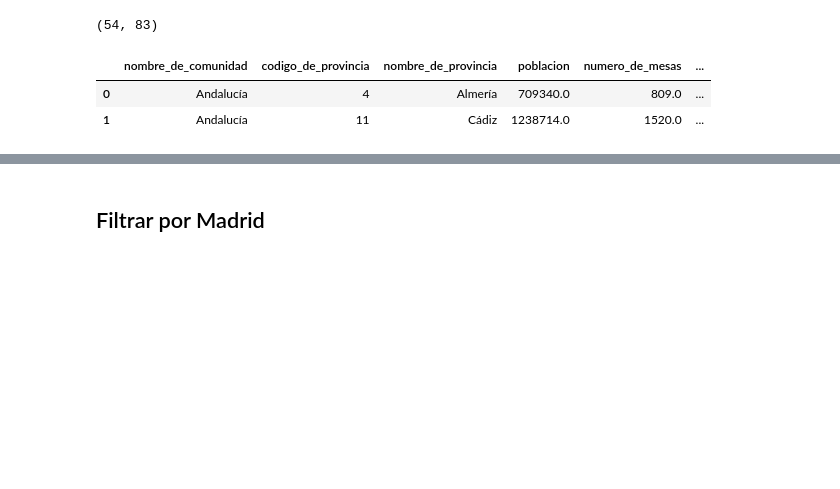
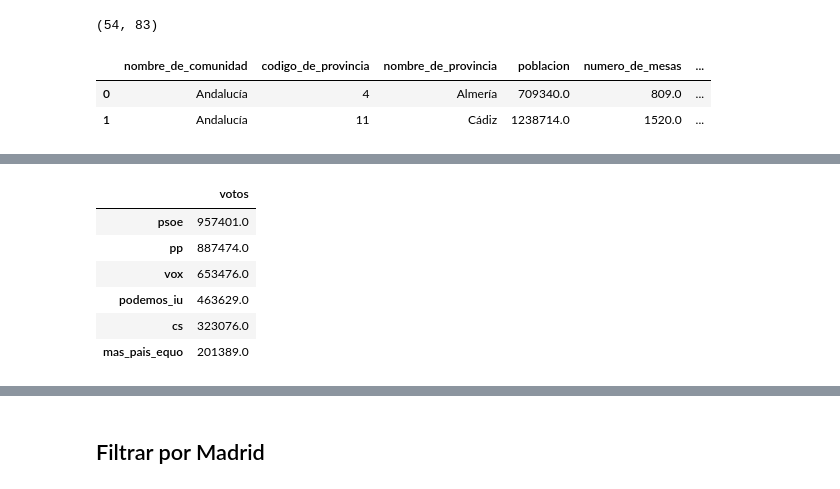
Before and after one commit to Morante-tech/PoliticAI, a Jupyter notebook: privado-articulos/notebooks/region_influyente.ipynb, the cells around one changed output, grey strips where cells are left out. Drawn from its saved outputs; the diff is of its cells as text; code cells hidden in the pictures; blank space fills up the shorter version.

```diff
--- a/privado-articulos/notebooks/region_influyente.ipynb
+++ b/privado-articulos/notebooks/region_influyente.ipynb
@@ -90,0 +102,15 @@ df_provincia.head(2)
+# %%
+parties_T = df_provincia[party_columns_prov].T
+total_votos = int(parties_T.sum())
+parties_T = parties_T[parties_T[parties_T.columns[0]] > 0.03*total_votos]
+parties_T = parties_T.sort_values(by = parties_T.columns[0], ascending=False)
+parties_T = parties_T.rename(columns={parties_T.columns[0]:"votos"})
+parties_T
+# %% [output]
+|  | votos |
+| psoe | 957401.0 |
+| pp | 887474.0 |
+| vox | 653476.0 |
+| podemos_iu | 463629.0 |
+| cs | 323076.0 |
+| mas_pais_equo | 201389.0 |
```
Also changed, not shown: parts of 10 cells of this notebook.
